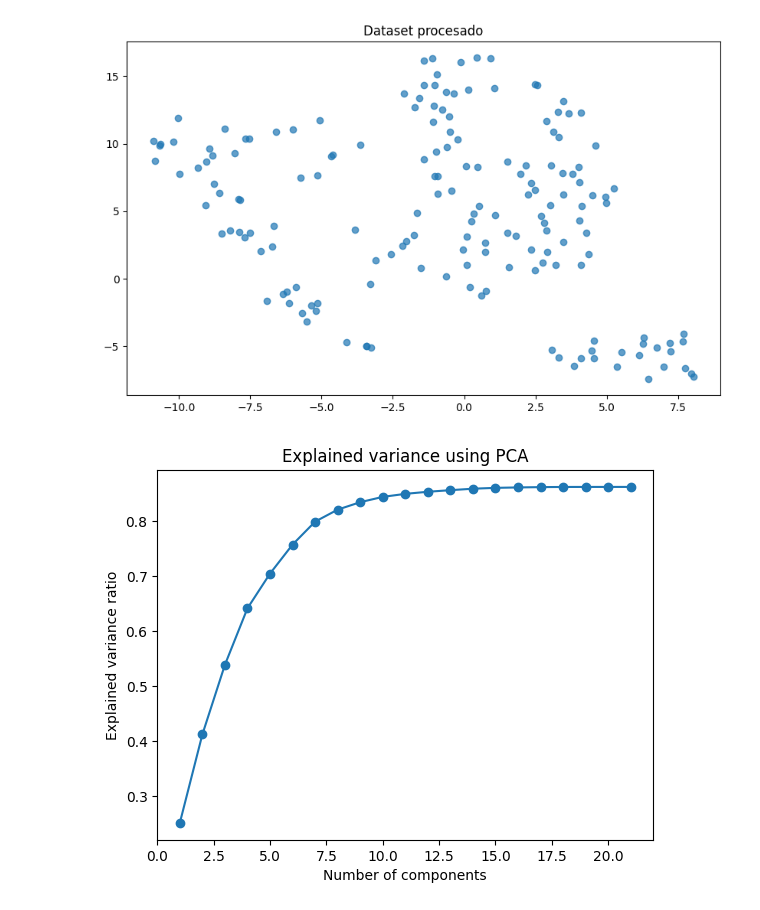
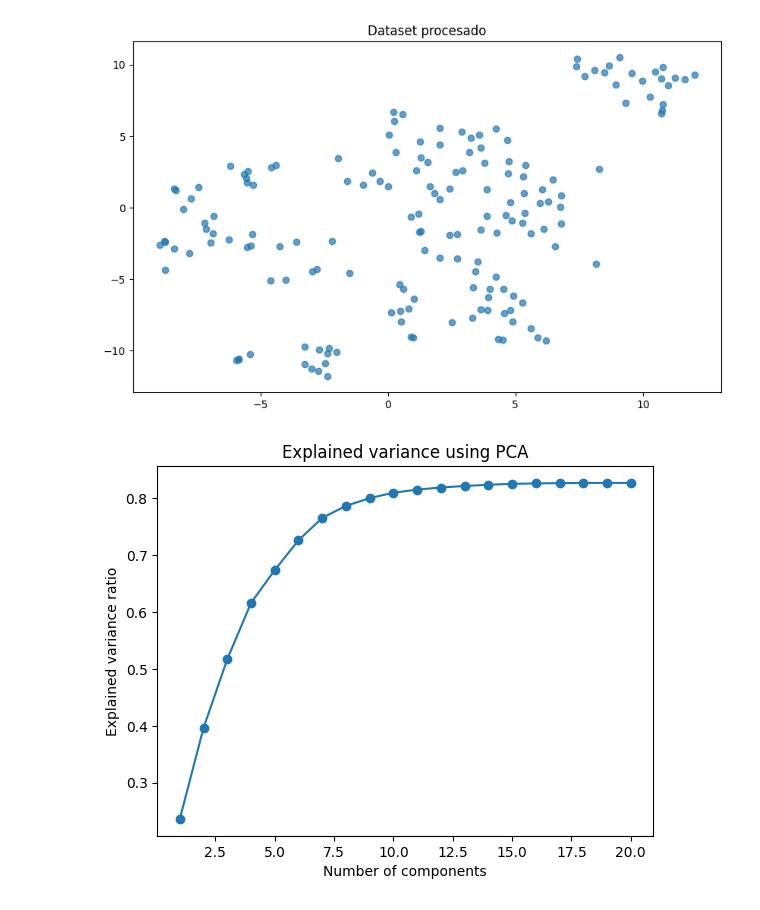
Before and after one commit to oscariolo/FinalMachineLearning, a Jupyter notebook: source/models/clustering.ipynb, the cells around one changed output. Saved outputs shown, nothing was run; the diff lists cells and outputs as text; code cells hidden in the pictures.

Commit message:
Variable plot for cluster analysis

```diff
--- a/source/models/clustering.ipynb
+++ b/source/models/clustering.ipynb
@@ -11,6 +12,6 @@ from sklearn.manifold import TSNE
 # %%
 df = pd.read_csv("B.HEALTH_classification.csv")
-base_df = df.drop(columns=["subject","day", "label"])
+base_df = df.drop(columns=["subject", "day", "sleep onset latency (minutes)", "label"])
 # %%
 def cluster_ac(x, n_clusters):
     ac = AgglomerativeClustering(n_clusters=n_clusters, linkage='ward')
@@ -62,18 +76,18 @@ plt.scatter(x_reduced_plot[:, 0], x_reduced_plot[:, 1], alpha=0.7)
 plt.title('Dataset procesado')
 plt.show()
 # %% [output]
-[figure, old version]
+[figure, new version]
 # %%
 # Plot explained variance using PCA
-pca = PCA(n_components=21)
+pca = PCA(n_components=x_normalized.shape[1])
 pca_reduced = pca.fit_transform(x_normalized)
-plt.plot(range(1, 22), np.cumsum(pca.explained_variance_), marker='o')
+plt.plot(range(1, x_normalized.shape[1] + 1), np.cumsum(pca.explained_variance_), marker='o')
 plt.title('Explained variance using PCA')
 plt.xlabel('Number of components')
 plt.ylabel('Explained variance ratio')
 plt.show()
 # %% [output]
-[figure, old version]
+[figure, new version]
 # %%
 # Plot silhouette score for kmeans
 silhouette_scores = []
```
Also changed, not shown: parts of 11 cells of this notebook.
